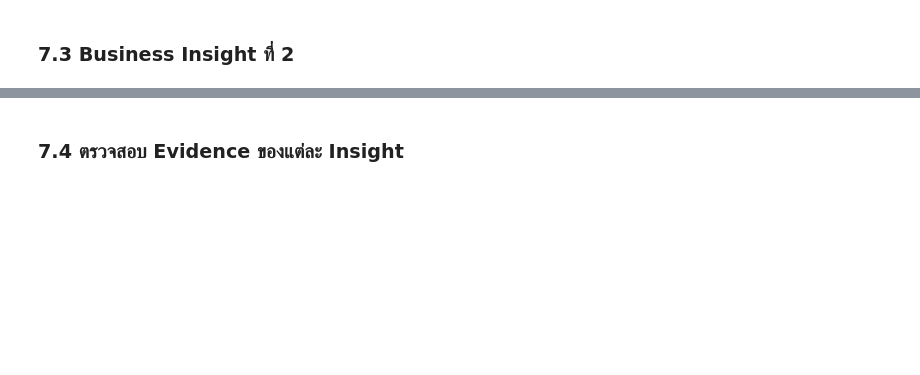
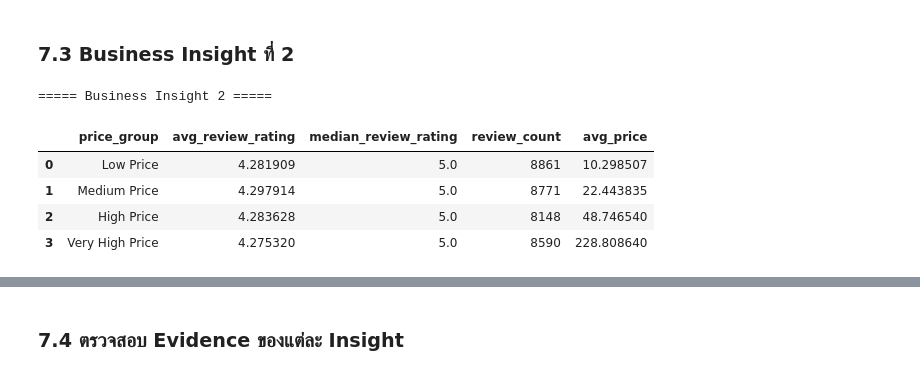
Before and after one commit to suphitchakh-web/Project_1, a Jupyter notebook: Team06_Part2.ipynb, the cells around one changed output, grey strips where cells are left out. Saved outputs shown, nothing was run; the diff lists cells and outputs as text; code cells hidden in the pictures; blank space fills up the shorter version.

```diff
--- a/Team06_Part2.ipynb
+++ b/Team06_Part2.ipynb
@@ -1979,2 +823,63 @@ display(insight_summary)
 # %% [markdown]
 ### 7.3 Business Insight ที่ 2
+# %%
+# ============================================================
+# 7.3 Business Insight ที่ 2
+# ความสัมพันธ์ระหว่างราคาสินค้า กับคะแนน Review
+# ============================================================
+
+# เลือกเฉพาะข้อมูลที่ต้องใช้
+insight2_df = analysis_df[['rating', 'price']].copy()
+
+# แปลง price จากข้อความให้เป็นตัวเลข
+insight2_df['price'] = (
+    insight2_df['price']
+    .astype(str)
+    .str.replace('$', '', regex=False)
+    .str.replace(',', '', regex=False)
+)
+
+insight2_df['price'] = pd.to_numeric(
+    insight2_df['price'],
+    errors='coerce'
+)
+
+# ตัด missing และเก็บเฉพาะราคามากกว่า 0
+insight2_df = insight2_df.dropna(subset=['rating', 'price'])
+insight2_df = insight2_df[insight2_df['price'] > 0].copy()
+
+# แบ่งสินค้าเป็น 4 กลุ่มตามราคา
+insight2_df['price_group'] = pd.qcut(
+    insight2_df['price'],
+    q=4,
+    labels=[
+        'Low Price',
+        'Medium Price',
+        'High Price',
+        'Very High Price'
+    ],
+    duplicates='drop'
+)
+
+# สรุปผล
+insight2_summary = (
+    insight2_df
+    .groupby('price_group', observed=True)
+    .agg(
+        avg_review_rating=('rating', 'mean'),
+        median_review_rating=('rating', 'median'),
+        review_count=('rating', 'size'),
+        avg_price=('price', 'mean')
+    )
+    .reset_index()
+)
+
+print("===== Business Insight 2 =====")
+display(insight2_summary)
+# %% [output]
+===== Business Insight 2 =====
+|  | price_group | avg_review_rating | median_review_rating | review_count | avg_price |
+| 0 | Low Price | 4.281909 | 5.0 | 8861 | 10.298507 |
+| 1 | Medium Price | 4.297914 | 5.0 | 8771 | 22.443835 |
+| 2 | High Price | 4.283628 | 5.0 | 8148 | 48.746540 |
+| 3 | Very High Price | 4.275320 | 5.0 | 8590 | 228.808640 |
```
Also changed, not shown: parts of 79 cells of this notebook.
